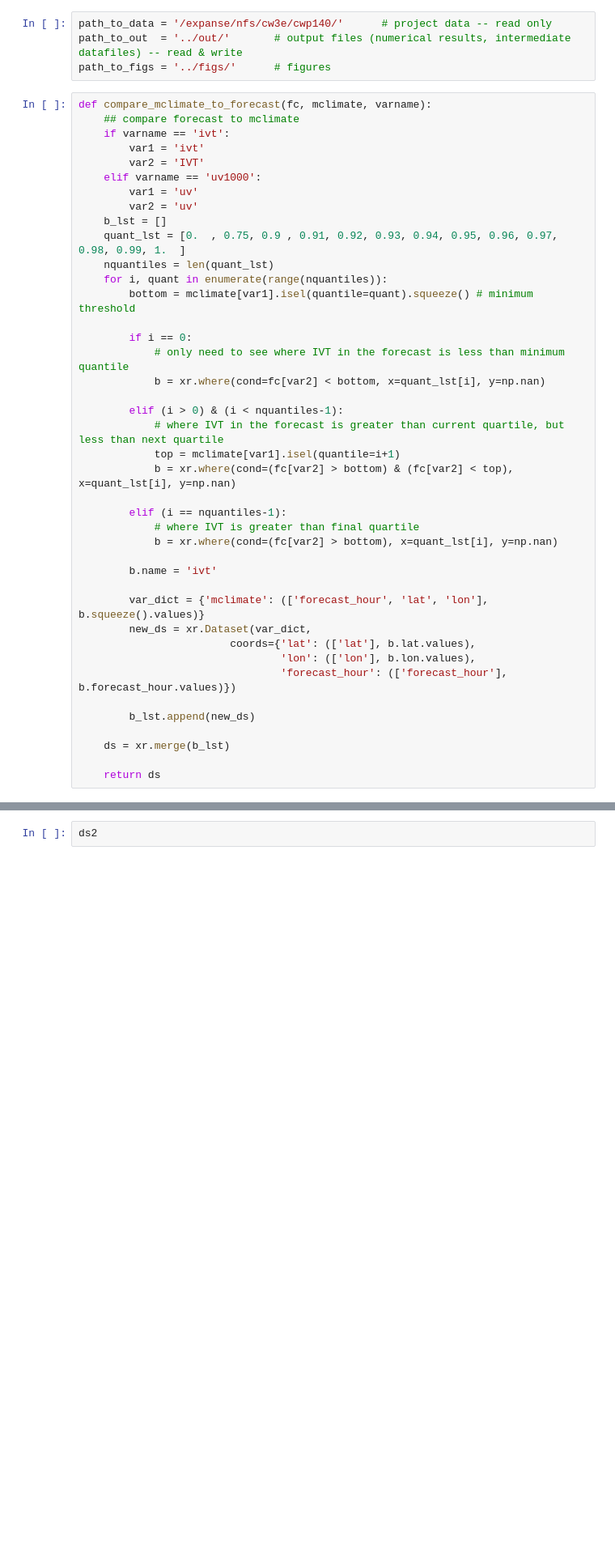
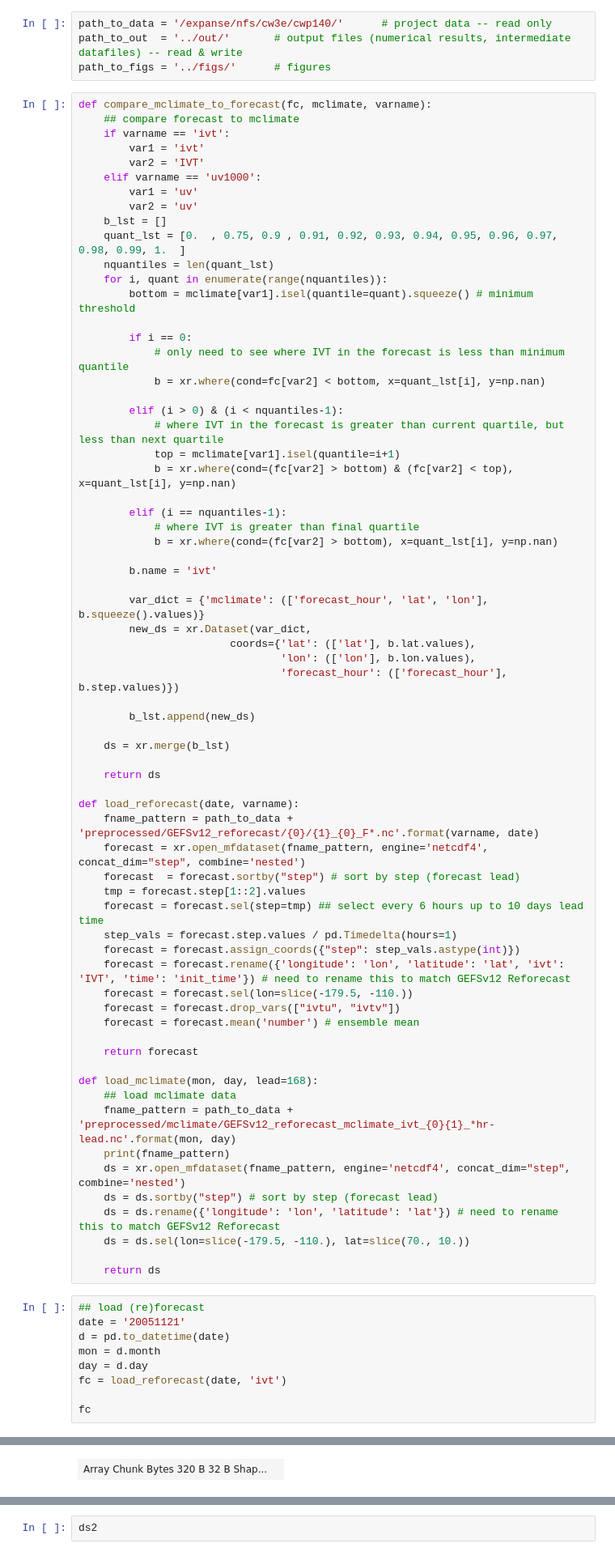
Before and after one commit to dlnash/SEAK_AR_impacts, a Jupyter notebook: analysis/compare_mclimate_to_forecast-UV1000.ipynb, the cells around one changed output, grey strips where cells are left out. Shown at 81% size. Cells and saved outputs as stored; diff of their text form; blank space fills up the shorter version.

```diff
--- a/analysis/compare_mclimate_to_forecast-UV1000.ipynb
+++ b/analysis/compare_mclimate_to_forecast-UV1000.ipynb
@@ -60,10 +62,46 @@ def compare_mclimate_to_forecast(fc, mclimate, varname):
         new_ds = xr.Dataset(var_dict,
                         coords={'lat': (['lat'], b.lat.values),
                                 'lon': (['lon'], b.lon.values),
-                                'forecast_hour': (['forecast_hour'], b.forecast_hour.values)})
+                                'forecast_hour': (['forecast_hour'], b.step.values)})
 
         b_lst.append(new_ds)
 
     ds = xr.merge(b_lst)
 
     return ds
+
+def load_reforecast(date, varname):
+    fname_pattern = path_to_data + 'preprocessed/GEFSv12_reforecast/{0}/{1}_{0}_F*.nc'.format(varname, date)
+    forecast = xr.open_mfdataset(fname_pattern, engine='netcdf4', concat_dim="step", combine='nested')
+    forecast  = forecast.sortby("step") # sort by step (forecast lead)
+    tmp = forecast.step[1::2].values
+    forecast = forecast.sel(step=tmp) ## select every 6 hours up to 10 days lead time
+    step_vals = forecast.step.values / pd.Timedelta(hours=1)
+    forecast = forecast.assign_coords({"step": step_vals.astype(int)})
+    forecast = forecast.rename({'longitude': 'lon', 'latitude': 'lat', 'ivt': 'IVT', 'time': 'init_time'}) # need to rename this to match GEFSv12 Reforecast
+    forecast = forecast.sel(lon=slice(-179.5, -110.))
+    forecast = forecast.drop_vars(["ivtu", "ivtv"])
+    forecast = forecast.mean('number') # ensemble mean
+
+    return forecast
+
+def load_mclimate(mon, day, lead=168):
+    ## load mclimate data
+    fname_pattern = path_to_data + 'preprocessed/mclimate/GEFSv12_reforecast_mclimate_ivt_{0}{1}_*hr-lead.nc'.format(mon, day)
+    print(fname_pattern)
+    ds = xr.open_mfdataset(fname_pattern, engine='netcdf4', concat_dim="step", combine='nested')
+    ds = ds.sortby("step") # sort by step (forecast lead)
+    ds = ds.rename({'longitude': 'lon', 'latitude': 'lat'}) # need to rename this to match GEFSv12 Reforecast
+    ds = ds.sel(lon=slice(-179.5, -110.), lat=slice(70., 10.))
+
+    return ds
+# %%
+## load (re)forecast
+date = '20051121'
+d = pd.to_datetime(date)
+mon = d.month
+day = d.day
+fc = load_reforecast(date, 'ivt')
+
+fc
+# %% [output]
@@ -69,0 +125 @@ def compare_mclimate_to_forecast(fc, mclimate, varname):
+| Array Chunk Bytes 320 B 32 B Shap... |  |
```
Also changed, not shown: parts of 11 cells of this notebook, 5 other files.
